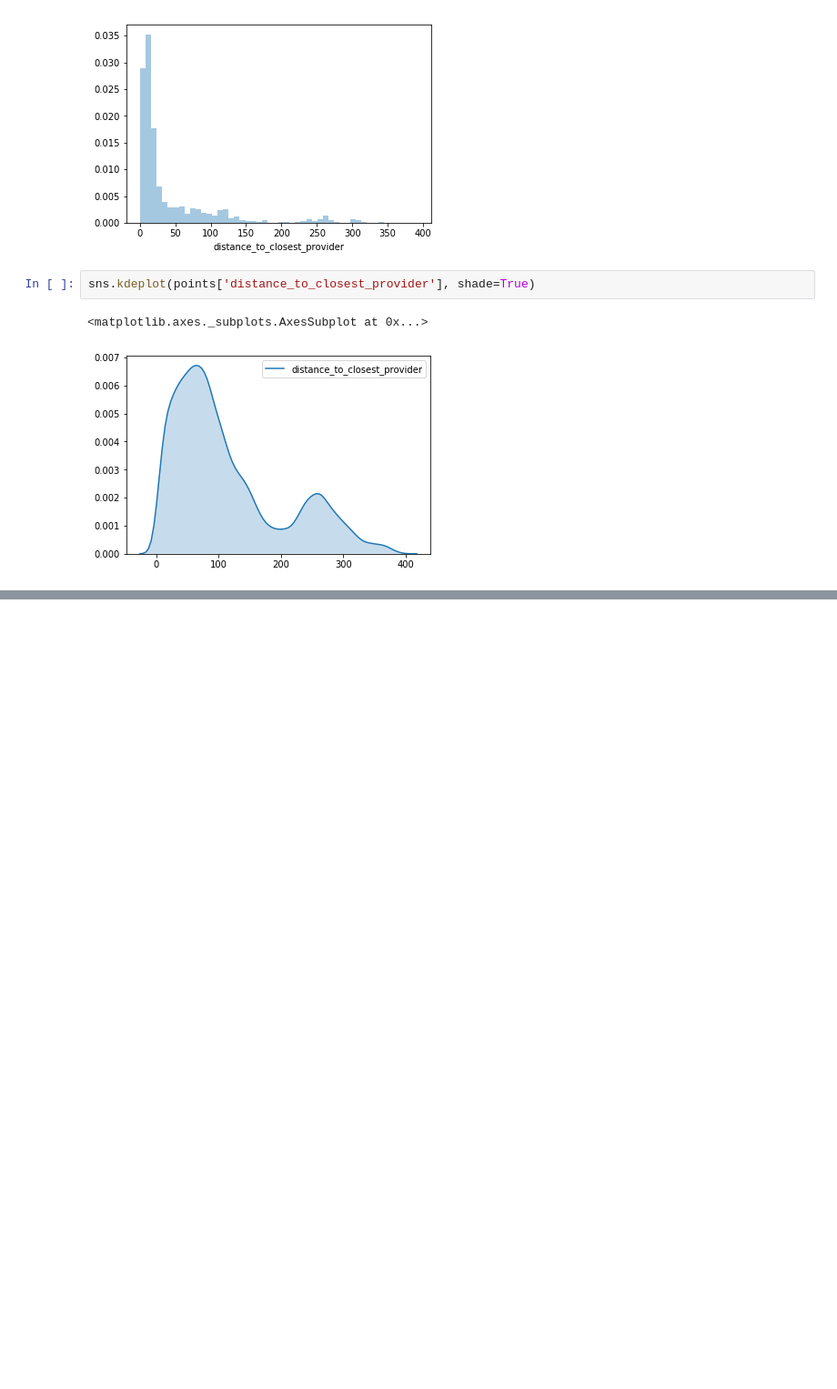
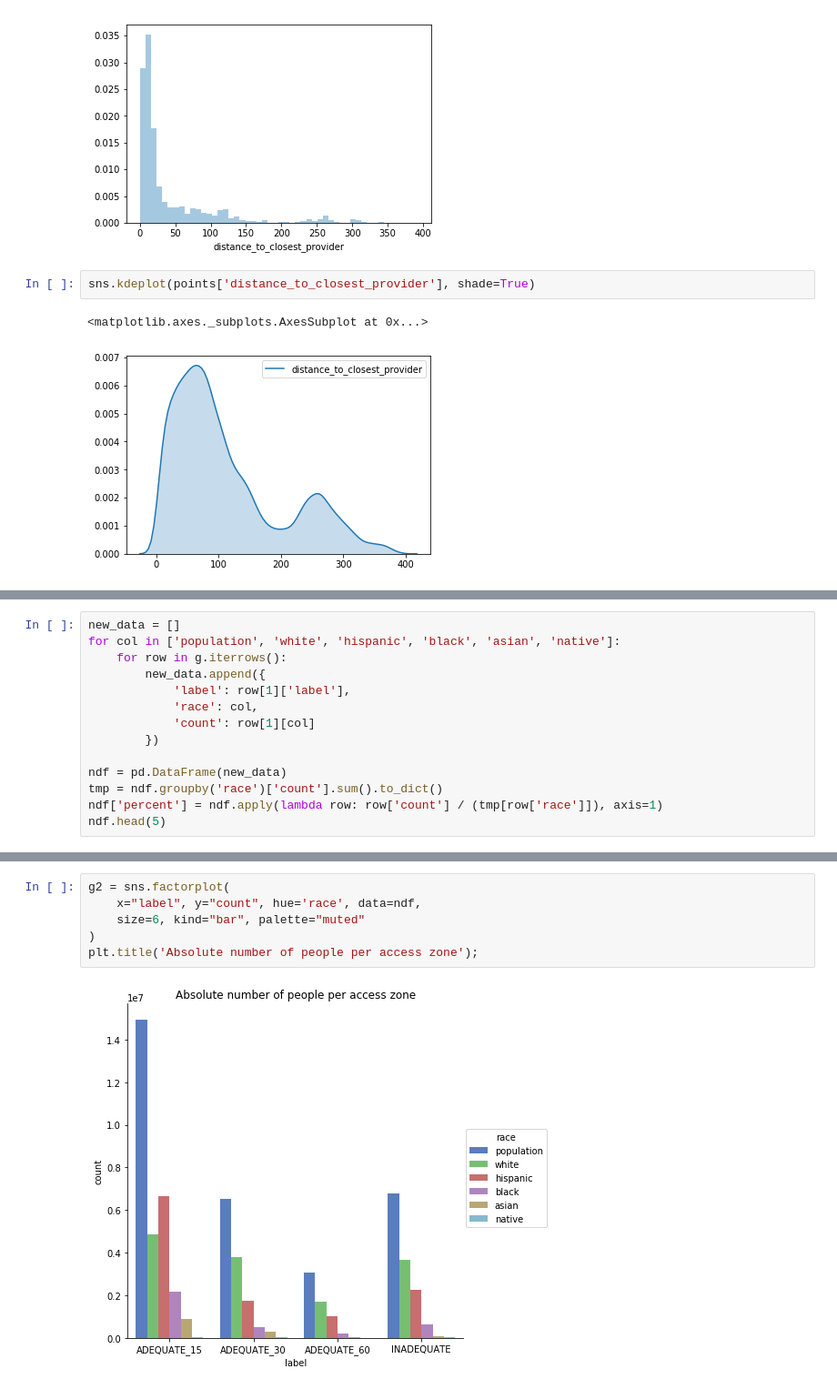
Before and after one commit to bayesimpact/encompass, a Jupyter notebook: explorer/notebooks/cenus_exploration.ipynb, the cells around one changed output, grey strips where cells are left out. Shown at 91% size. Saved outputs shown, nothing was run; the diff lists cells and outputs as text; blank space fills up the shorter version.

```diff
--- a/explorer/notebooks/cenus_exploration.ipynb
+++ b/explorer/notebooks/cenus_exploration.ipynb
@@ -268,0 +270,14 @@ g.set_xticklabels
+# %%
+new_data = []
+for col in ['population', 'white', 'hispanic', 'black', 'asian', 'native']:
+    for row in g.iterrows():
+        new_data.append({
+            'label': row[1]['label'],
+            'race': col,
+            'count': row[1][col]
+        })
+
+ndf = pd.DataFrame(new_data)
+tmp = ndf.groupby('race')['count'].sum().to_dict()
+ndf['percent'] = ndf.apply(lambda row: row['count'] / (tmp[row['race']]), axis=1)
+ndf.head(5)
@@ -268,0 +291,8 @@ g.set_xticklabels
+# %%
+g2 = sns.factorplot(
+    x="label", y="count", hue='race', data=ndf,
+    size=6, kind="bar", palette="muted"
+)
+plt.title('Absolute number of people per access zone');
+# %% [output]
+[figure, added]
```
Also changed, not shown: parts of 26 cells of this notebook.
